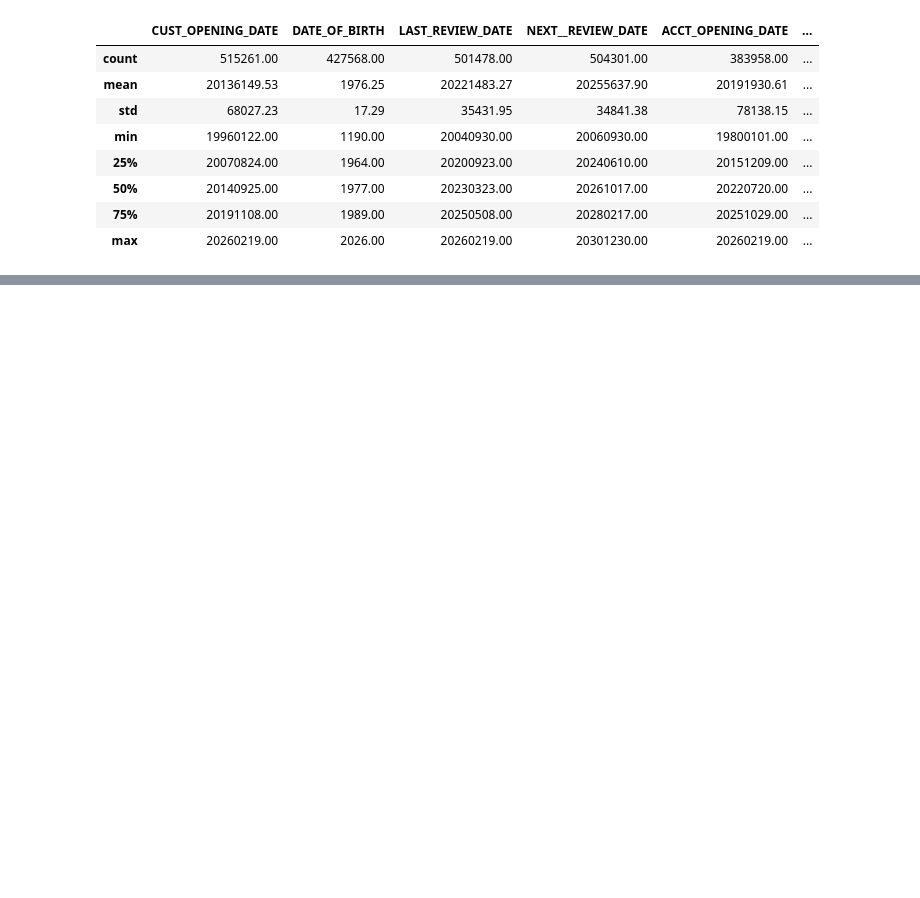
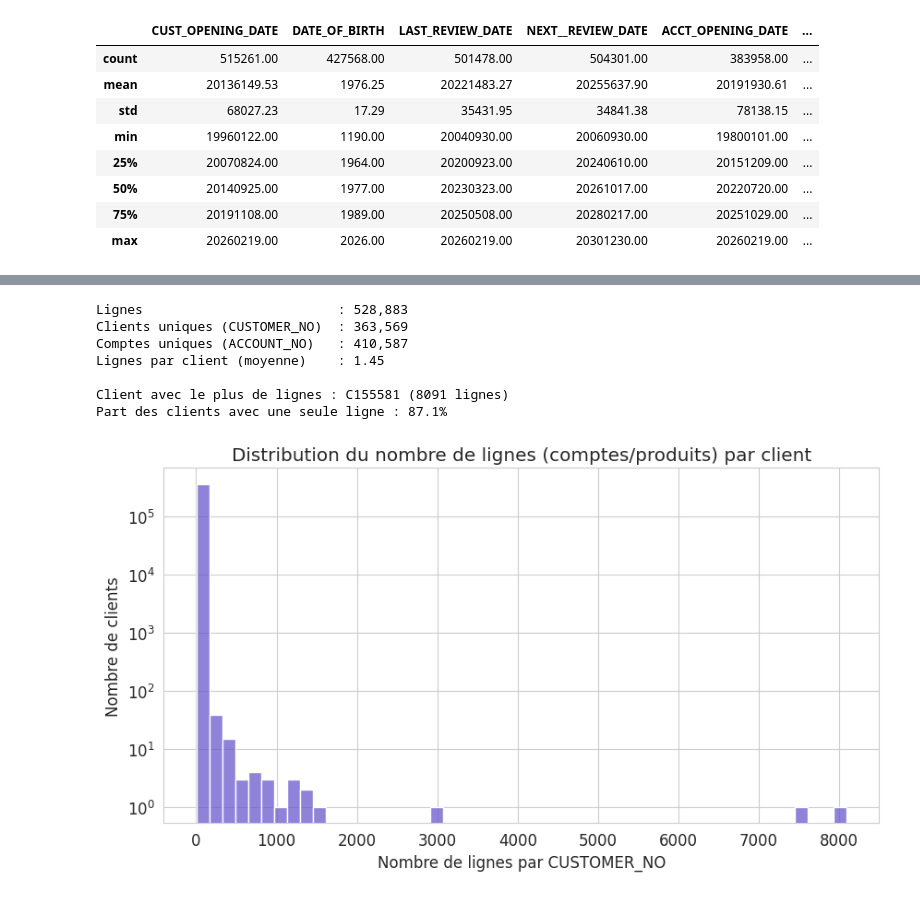
Before and after one commit to Hmz931/ProjetIntegre_Churn_HAFAS, a Jupyter notebook: 01_etl/notebooks/01_exploration.ipynb, the cells around one changed output, grey strips where cells are left out. Drawn from its saved outputs; the diff is of its cells as text; code cells hidden in the pictures; blank space fills up the shorter version.

```diff
--- a/01_etl/notebooks/01_exploration.ipynb
+++ b/01_etl/notebooks/01_exploration.ipynb
@@ -610,11 +107,0 @@ balance_by_status
-# %%
-# Extraction de l'année d'ouverture
-df['OPENING_YEAR'] = pd.to_numeric(df['ACCT_OPENING_DATE'].astype(str).str[:4], errors='coerce')
-
-openings_by_year = df.groupby('OPENING_YEAR')['ACCOUNT_NO'].count()
-plt.figure(figsize=(12, 6))
-openings_by_year.plot(kind='bar', color='mediumseagreen')
-plt.title('Nombre d’ouvertures de comptes par année')
-plt.xlabel('Année')
-plt.ylabel('Nombre de comptes')
-plt.show()
@@ -625,11 +107,0 @@ plt.show()
-# %%
-
-df['YEAR_OPENING'] = df['ACCT_OPENING_DATE'].dropna().astype(str).str[:4]
-
-churn_by_open_year = df.groupby('YEAR_OPENING')['ACCOUNT_STATUS'].apply(lambda x: (x == 'Closed').mean() * 100)
-plt.figure(figsize=(12, 6))
-churn_by_open_year.plot(kind='bar', color='salmon')
-plt.title('Taux de churn par année d’ouverture')
-plt.xlabel('Année d’ouverture')
-plt.ylabel('Taux de churn (%)')
-plt.show()
@@ -637,0 +137,32 @@ plt.show()
+# %%
+n_rows = len(df)
+n_customers = df['CUSTOMER_NO'].nunique()
+n_accounts = df['ACCOUNT_NO'].nunique(dropna=True)
+
+print(f"Lignes                         : {n_rows:,}")
+print(f"Clients uniques (CUSTOMER_NO)  : {n_customers:,}")
+print(f"Comptes uniques (ACCOUNT_NO)   : {n_accounts:,}")
+print(f"Lignes par client (moyenne)    : {n_rows / n_customers:.2f}")
+
+rows_per_customer = df['CUSTOMER_NO'].value_counts()
+print(f"\nClient avec le plus de lignes : {rows_per_customer.index[0]} "
+      f"({rows_per_customer.iloc[0]} lignes)")
+print(f"Part des clients avec une seule ligne : "
+      f"{(rows_per_customer == 1).mean() * 100:.1f}%")
+
+plt.figure(figsize=(10, 5))
+sns.histplot(rows_per_customer, bins=50, color='slateblue')
+plt.title("Distribution du nombre de lignes (comptes/produits) par client")
+plt.xlabel("Nombre de lignes par CUSTOMER_NO")
+plt.ylabel("Nombre de clients")
+plt.yscale('log')
+plt.show()
+# %% [output]
+Lignes                         : 528,883
+Clients uniques (CUSTOMER_NO)  : 363,569
+Comptes uniques (ACCOUNT_NO)   : 410,587
+Lignes par client (moyenne)    : 1.45
+
+Client avec le plus de lignes : C155581 (8091 lignes)
+Part des clients avec une seule ligne : 87.1%
+[figure, added]
```
Also changed, not shown: parts of 103 cells of this notebook, 29 other files.
